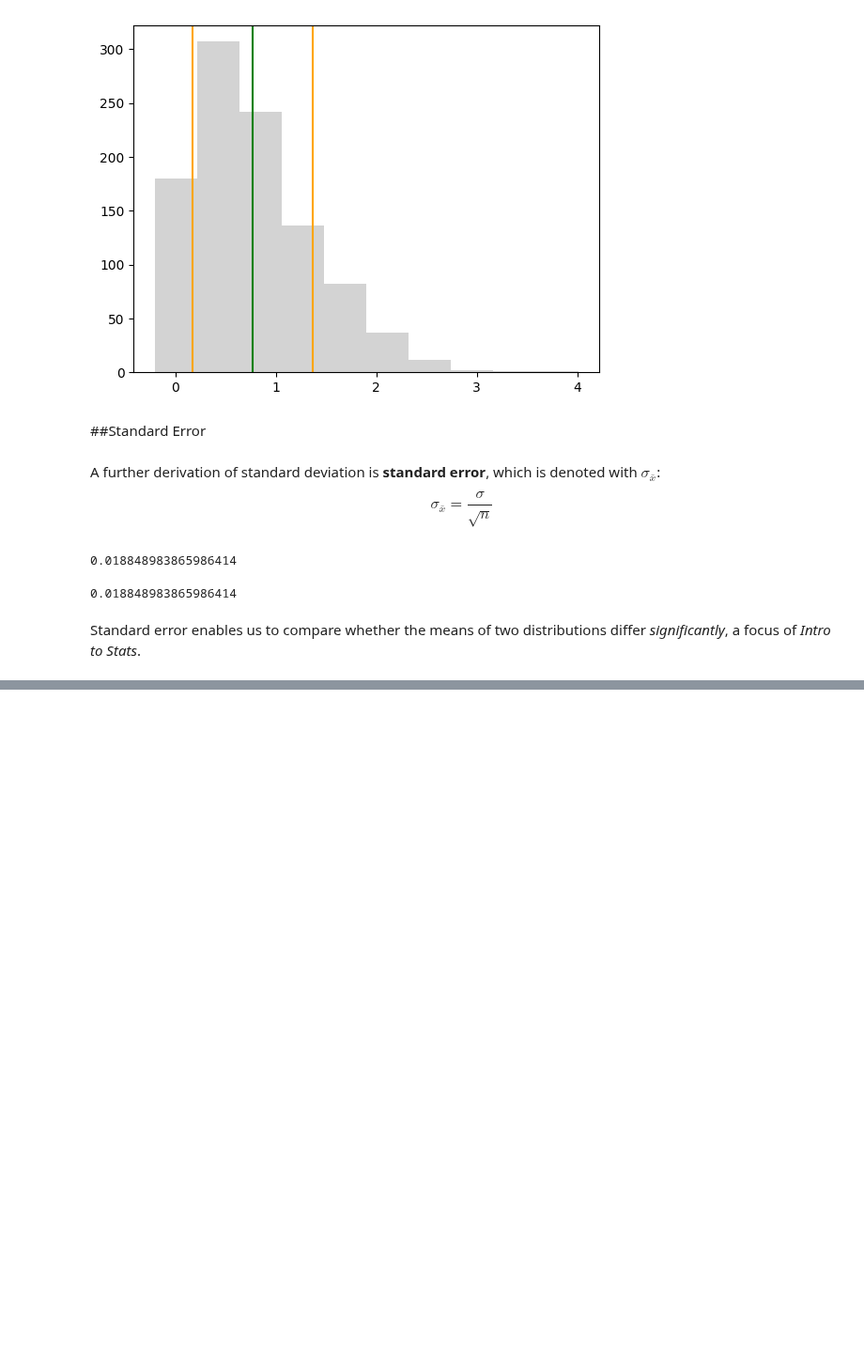
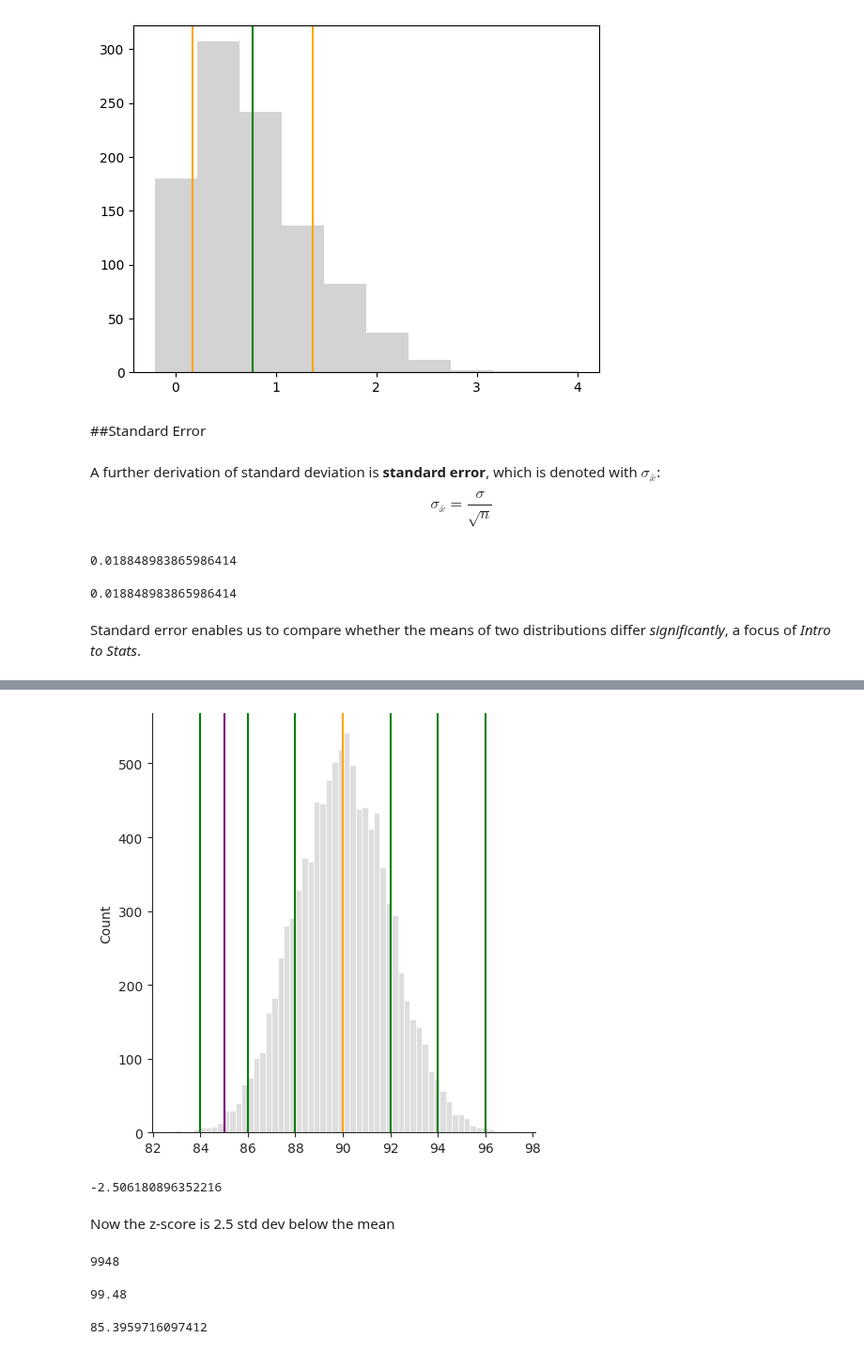
Before and after one commit to fakhar-iqbal/Machine_Learning_Fundamentals, a Jupyter notebook: Statistics.ipynb, the cells around one changed output, grey strips where cells are left out. Shown at 94% size. Drawn from its saved outputs; the diff is of its cells as text; code cells hidden in the pictures; blank space fills up the shorter version.

```diff
--- a/Statistics.ipynb
+++ b/Statistics.ipynb
@@ -70,0 +138,34 @@ Standard error enables us to compare whether the means of two distributions diff
+# %%
+mu = 90
+sigma = 2
+# %%
+y = np.random.normal(mu,sigma,size=10000)
+# %%
+sns.displot(y,color='lightgray')
+plt.axvline(mu, color='orange')
+
+for v in [-3,-2,-1,1,2,3]:
+  plt.axvline(mu + v*sigma,color='green')
+
+_ = plt.axvline(x_i,color='purple')
+# %% [output]
+[figure, added]
+# %%
+z = (x_i - np.mean(y))/np.std(y)
+z
+# %% [output]
+-2.506180896352216
+# %% [markdown]
+Now the z-score is 2.5 std dev below the mean
+# %%
+len(np.where(y>85)[0])
+# %% [output]
+9948
+# %%
+100*9948/10000
+# %% [output]
+99.48
+# %%
+np.percentile(y,1)
+# %% [output]
+85.3959716097412
```
Also changed, not shown: parts of 20 cells of this notebook.
